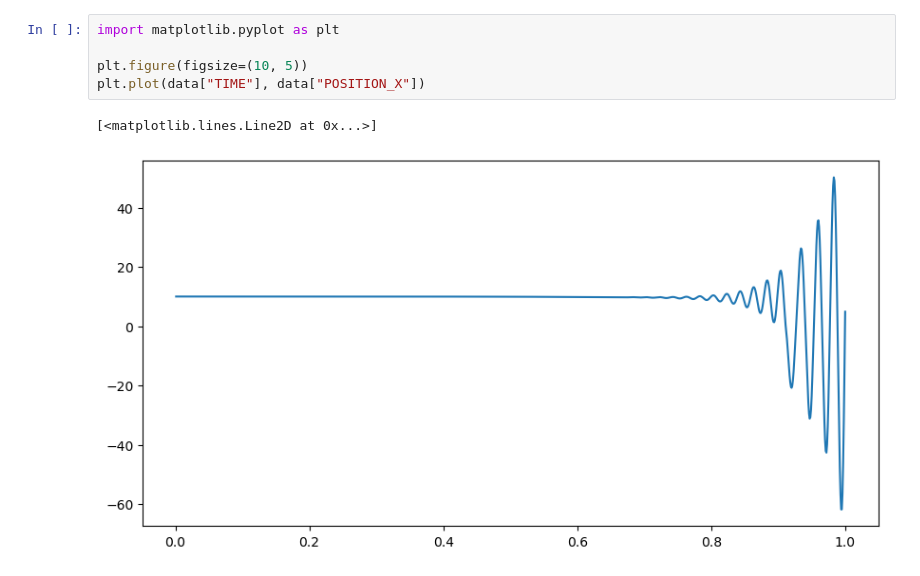
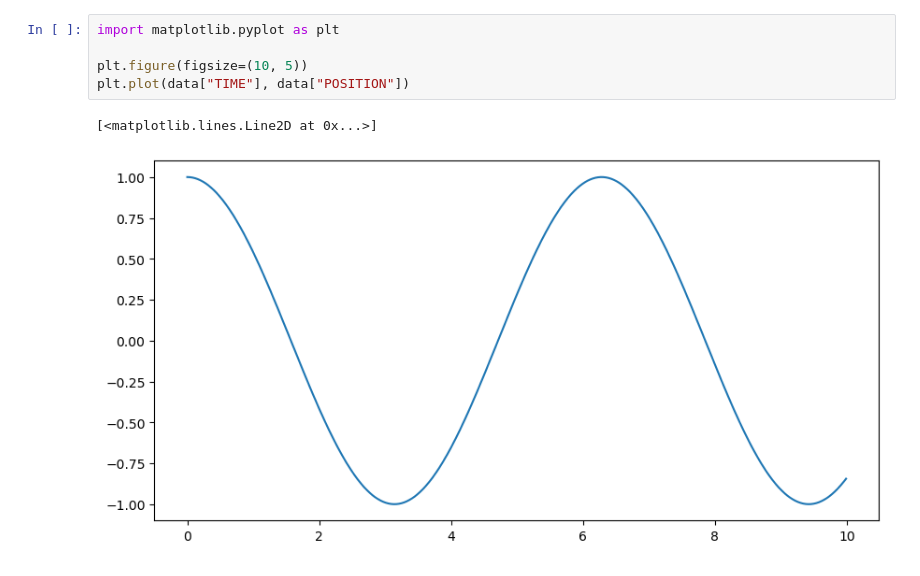
Before and after one commit to QuentinJian/Pendulum-simulation, a Jupyter notebook: plot_graph.ipynb, the cells around one changed output. Saved outputs shown, nothing was run; the diff lists cells and outputs as text.

```diff
--- a/plot_graph.ipynb
+++ b/plot_graph.ipynb
@@ -22,8 +22,8 @@ data
 # %%
 import matplotlib.pyplot as plt
 
 plt.figure(figsize=(10, 5))
-plt.plot(data["TIME"], data["POSITION_X"])
+plt.plot(data["TIME"], data["POSITION"])
 # %% [output]
 [<matplotlib.lines.Line2D at 0x...>]
-[figure, old version]
+[figure, new version]
```
Also changed, not shown: parts of 3 cells of this notebook, 6 other files.
